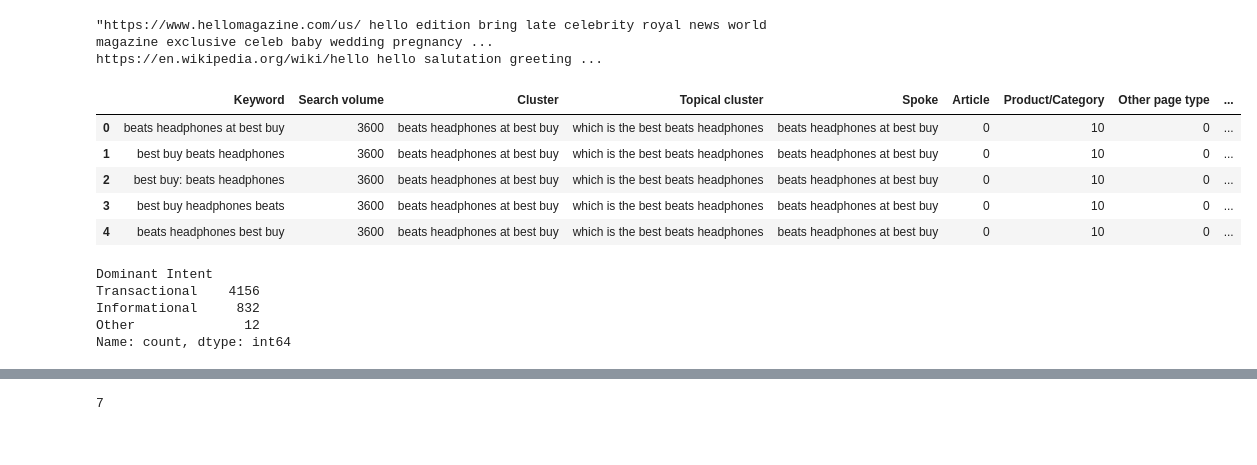
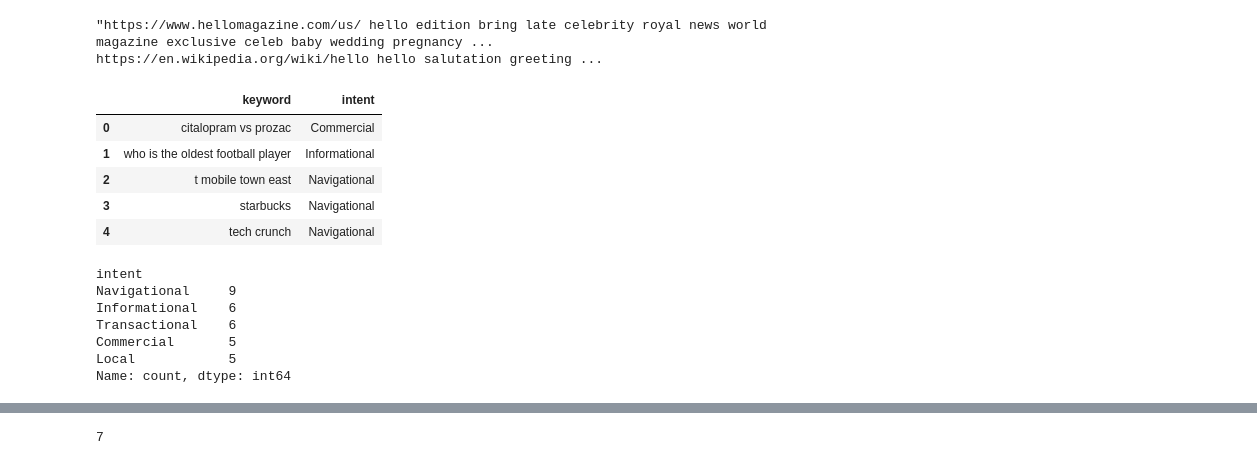
Before and after one commit to ideepankarsharma2003/GTE_BGE_Embeddings_V2, a Jupyter notebook: Intent_Classification_using_Embeddings.ipynb, the cells around one changed output, grey strips where cells are left out. Cells and saved outputs as stored; diff of their text form; code cells hidden in the pictures.

```diff
--- a/Intent_Classification_using_Embeddings.ipynb
+++ b/Intent_Classification_using_Embeddings.ipynb
@@ -81,22 +81,25 @@ import pandas as pd
 # os.chdir('..')
 # %pwd
 # %%
-df= pd.read_csv('data/warewe_clustering_intent.csv')
+df= pd.read_csv('data/keyword_intent.csv')
 df.head()
 # %% [output]
-|  | Keyword | Search volume | Cluster | Topical cluster | Spoke | Article | Product/Category | Other page type | ... |
-| 0 | beats headphones at best buy | 3600 | beats headphones at best buy | which is the best beats headphones | beats headphones at best buy | 0 | 10 | 0 | ... |
-| 1 | best buy beats headphones | 3600 | beats headphones at best buy | which is the best beats headphones | beats headphones at best buy | 0 | 10 | 0 | ... |
-| 2 | best buy: beats headphones | 3600 | beats headphones at best buy | which is the best beats headphones | beats headphones at best buy | 0 | 10 | 0 | ... |
-| 3 | best buy headphones beats | 3600 | beats headphones at best buy | which is the best beats headphones | beats headphones at best buy | 0 | 10 | 0 | ... |
-| 4 | beats headphones best buy | 3600 | beats headphones at best buy | which is the best beats headphones | beats headphones at best buy | 0 | 10 | 0 | ... |
+|  | keyword | intent |
+| 0 | citalopram vs prozac | Commercial |
+| 1 | who is the oldest football player | Informational |
+| 2 | t mobile town east | Navigational |
+| 3 | starbucks | Navigational |
+| 4 | tech crunch | Navigational |
 # %%
-df['Dominant Intent'].value_counts()
+# df['Dominant Intent'].value_counts()
+df.intent.value_counts()
 # %% [output]
-Dominant Intent
-Transactional    4156
-Informational     832
-Other              12
+intent
+Navigational     9
+Informational    6
+Transactional    6
+Commercial       5
+Local            5
 Name: count, dtype: int64
 # %%
 intents= {
```
Also changed, not shown: parts of 30 cells of this notebook, 3 other files.
